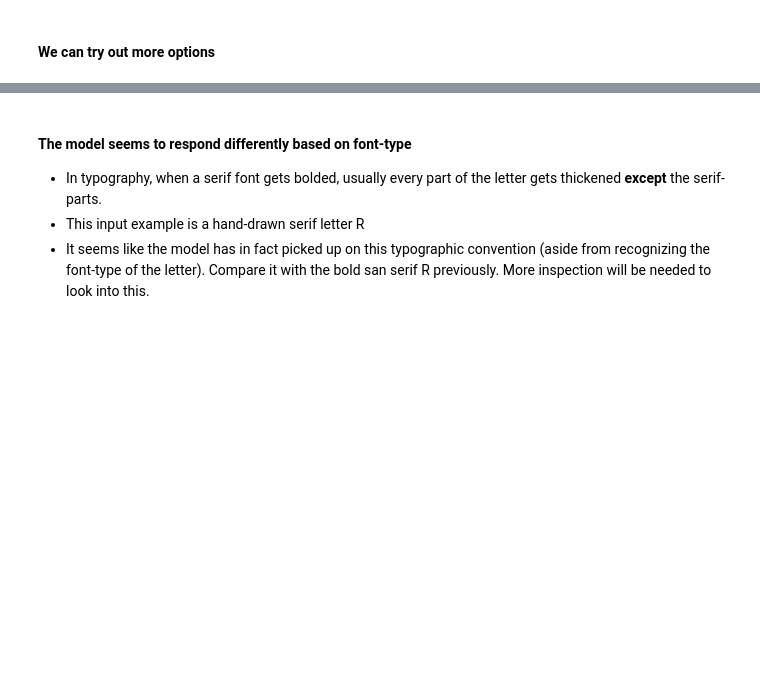
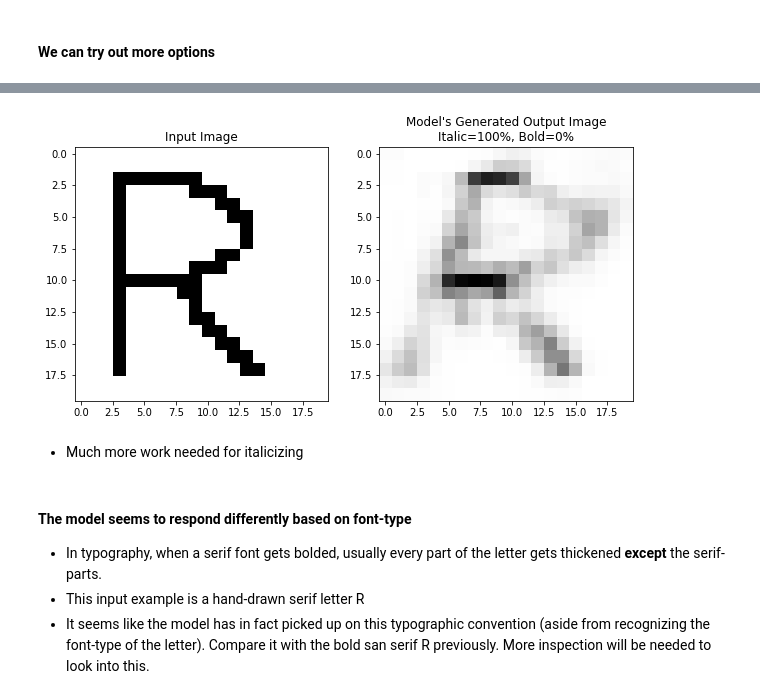
Before and after one commit to benduong2001/dsproject_font_decorator_bolditalic_unet, a Jupyter notebook: notebookf434c1328f.ipynb, the cells around one changed output, grey strips where cells are left out. Drawn from its saved outputs; the diff is of its cells as text; code cells hidden in the pictures; blank space fills up the shorter version.

```diff
--- a/notebookf434c1328f.ipynb
+++ b/notebookf434c1328f.ipynb
@@ -483,3 +481,9 @@ show_generation_input(input_image, ITALIC=0, BOLD=1)
+# %%
+show_generation_input(input_image, ITALIC=1, BOLD=0)
+# %% [output]
+[figure, added]
+# %% [markdown]
+* Much more work needed for italicizing
 # %% [markdown]
 #### **The model seems to respond differently based on font-type** ####
 * In typography, when a serif font gets bolded, usually every part of the letter gets thickened **except** the serif-parts.
```
Also changed, not shown: parts of 17 cells of this notebook.
